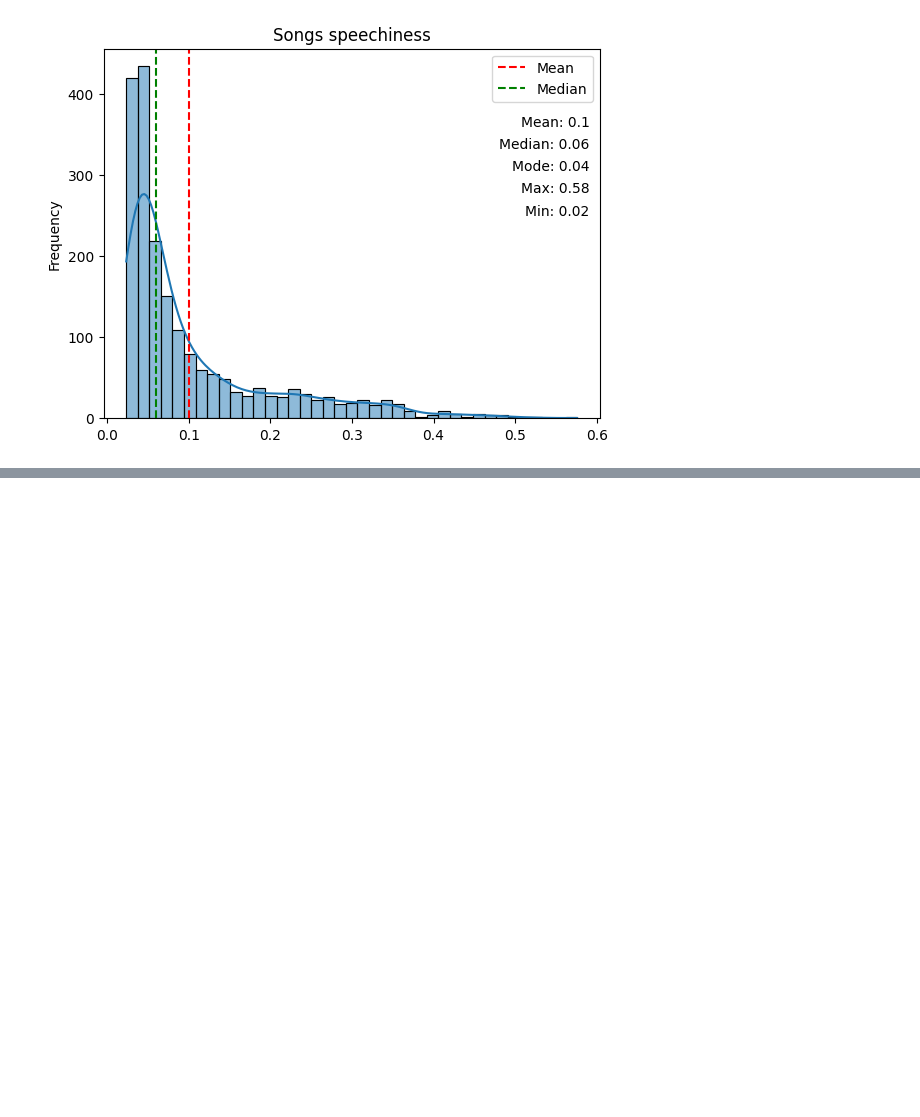
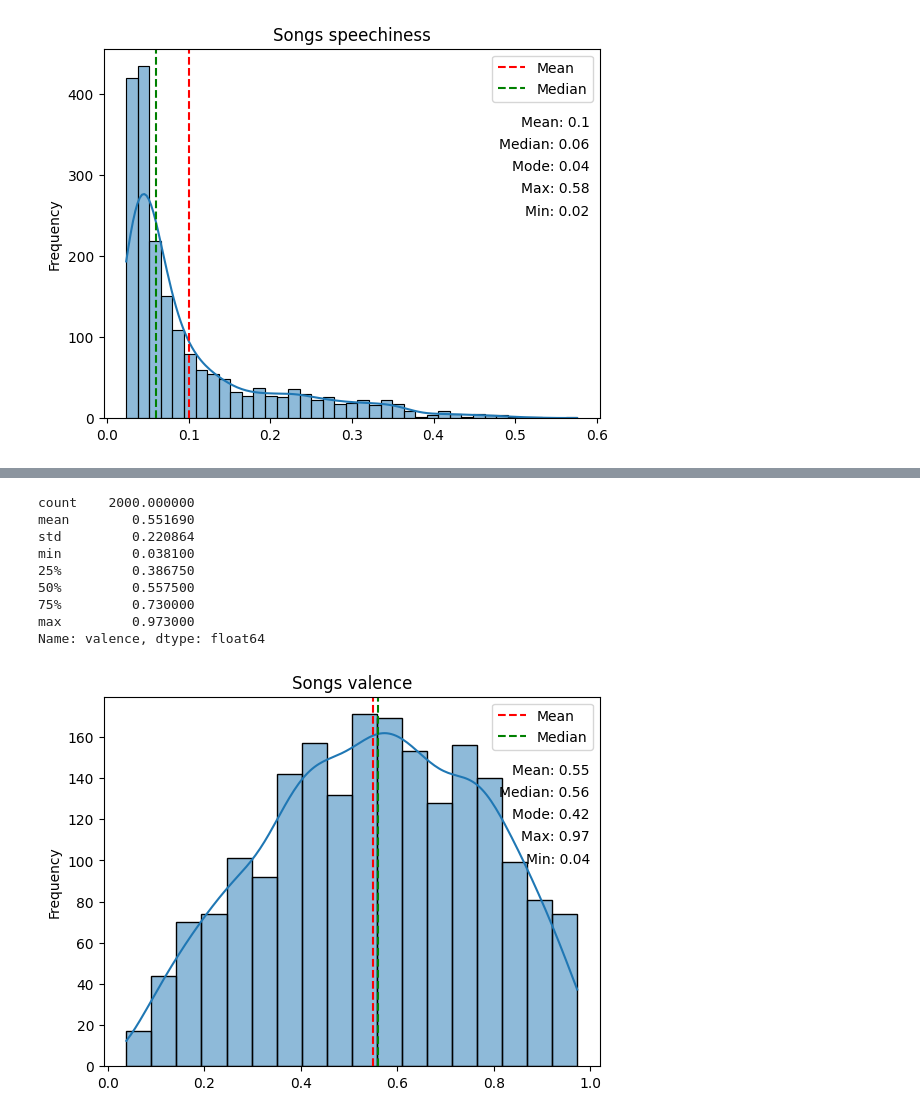
Before and after one commit to estebandonis/Proyecto1-MineriadeDatos, a Jupyter notebook: proyecto1.ipynb, the cells around one changed output, grey strips where cells are left out. Saved outputs shown, nothing was run; the diff lists cells and outputs as text; code cells hidden in the pictures; blank space fills up the shorter version.

```diff
--- a/proyecto1.ipynb
+++ b/proyecto1.ipynb
@@ -369,0 +415,15 @@ Name: speechiness, dtype: float64
+# %%
+songsvalence = songs_df['valence'][~np.isnan(songs_df['valence'])]
+graphNumericDistribution(songsvalence, 'Songs valence', '', 'Frequency')
+print(songsvalence.describe())
+# %% [output]
+count    2000.000000
+mean        0.551690
+std         0.220864
+min         0.038100
+25%         0.386750
+50%         0.557500
+75%         0.730000
+max         0.973000
+Name: valence, dtype: float64
+[figure, added]
```
Also changed, not shown: parts of 4 cells of this notebook.
